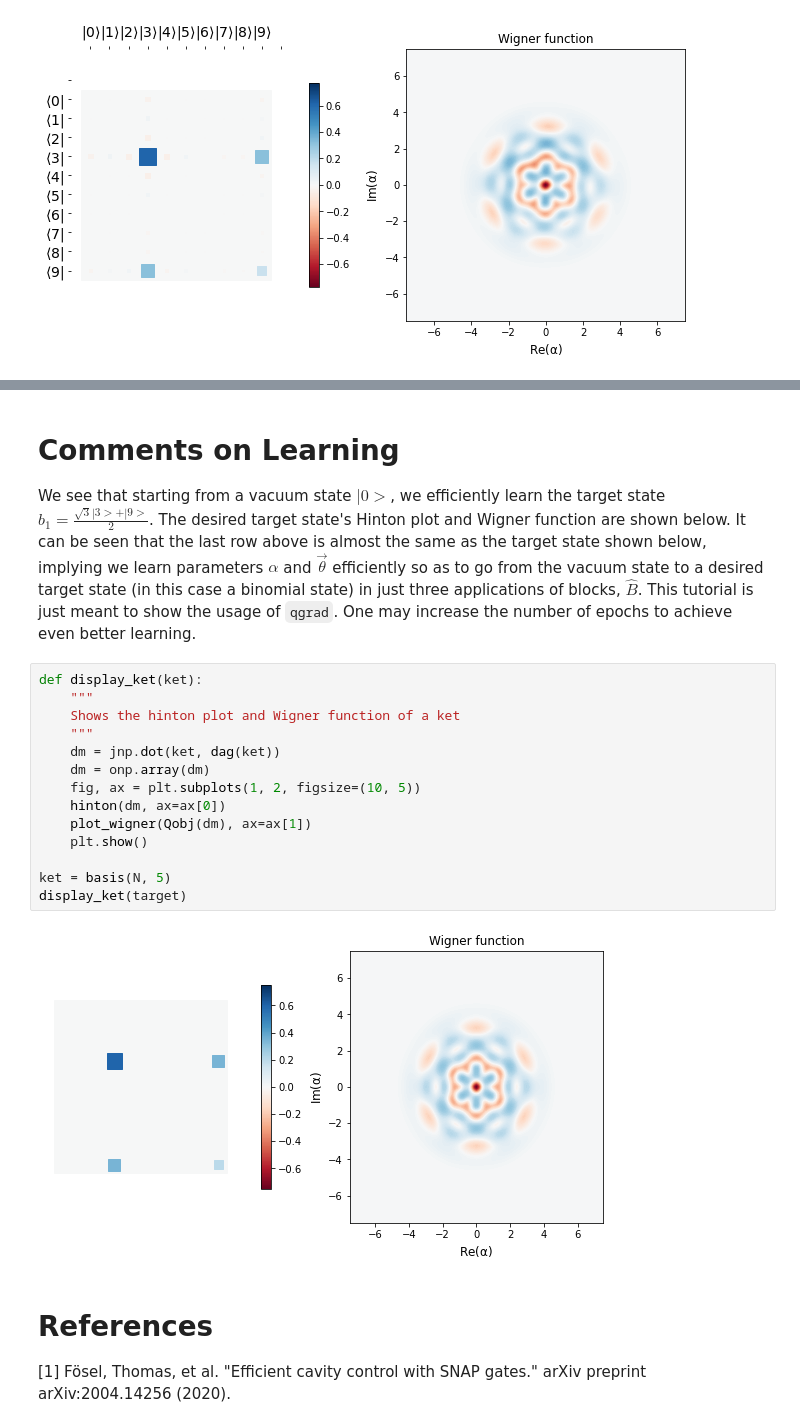
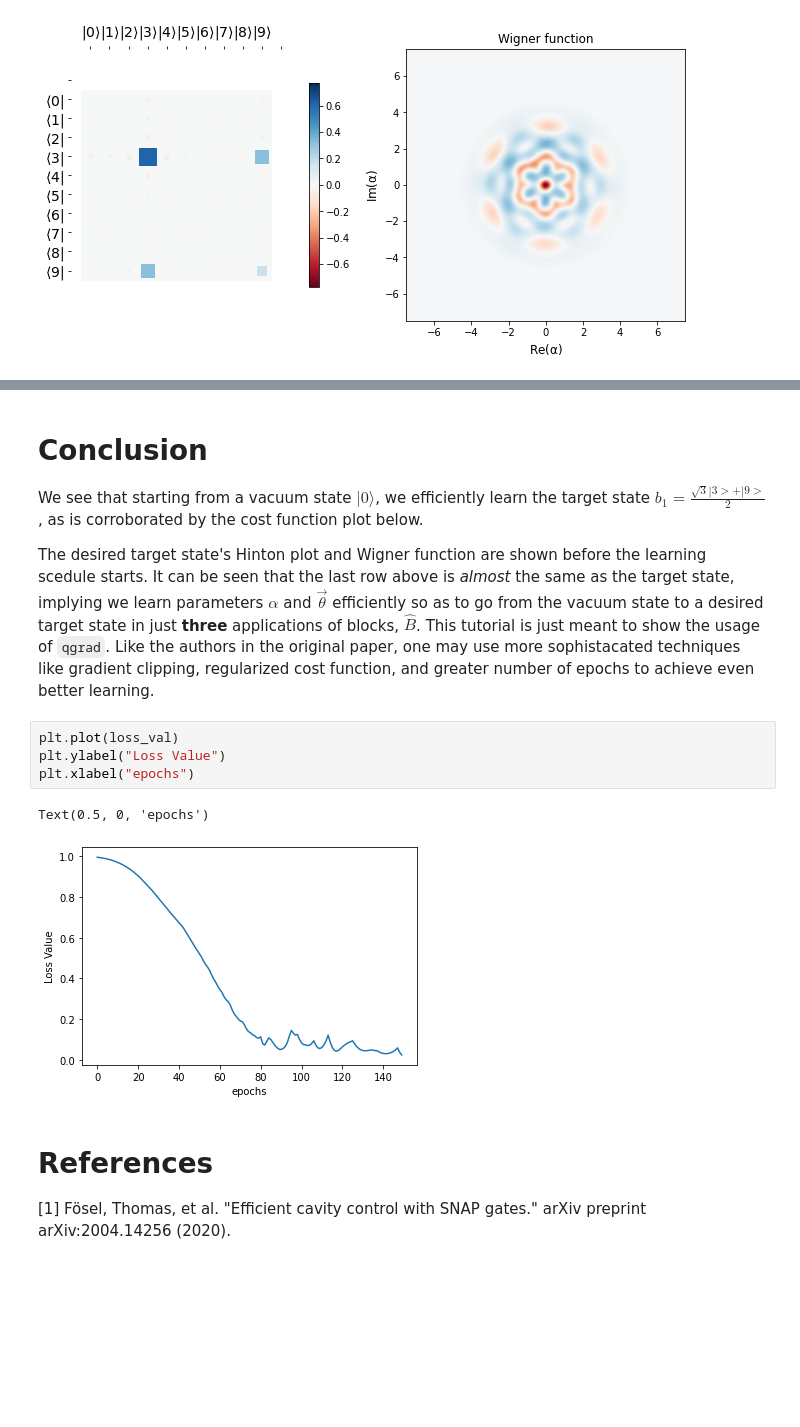
Before and after one commit to qgrad/qgrad, a Jupyter notebook: examples/Efficient Cavity Control with SNAP Gates.ipynb, the cells around one changed output, grey strips where cells are left out. Drawn from its saved outputs; the diff is of its cells as text; blank space fills up the shorter version.

Commit message:
loss plot added

```diff
--- a/examples/Efficient Cavity Control with SNAP Gates.ipynb
+++ b/examples/Efficient Cavity Control with SNAP Gates.ipynb
@@ -330,23 +302,29 @@ NameError: name 'params_hist' is not defined
 # %% [markdown]
-# Comments on Learning
-We see that starting from a vacuum state $|0>$, we efficiently learn the target state
-$b_{1} = \frac{\sqrt3 |3> + |9>}{2}$. The desired target state's Hinton plot and Wigner function are shown below. It can be seen that the last row above is almost the same as the target state shown below, implying we learn parameters $\alpha$ and $\vec \theta$ efficiently so as to go from the vacuum state to a desired target state (in this case a binomial state) in just three applications of blocks, $\hat B$. This tutorial is just meant to show the usage of `qgrad`. One may increase the number of epochs to achieve even better learning.
+# Conclusion
+
+We see that starting from a vacuum state $|0 \rangle$,
+we efficiently learn the target state
+$b_{1} = \frac{\sqrt 3 |3> + |9>}{2}$, as is corroborated
+by the cost function plot below.
+
+The desired target state's Hinton plot and Wigner function
+are shown before the learning scedule starts. It can be
+seen that the last row above is _almost_ the same as the
+target state, implying we learn parameters $\alpha$ and
+$\vec \theta$ efficiently so as to go from the vacuum
+state to a desired target state in just **three** applications
+of blocks, $\hat B$. This tutorial is just meant to show the
+usage of `qgrad`. Like the authors in the original paper, one
+may use more sophistacated techniques like gradient clipping,
+regularized cost function, and greater number of epochs to
+achieve even better learning.
-# %%
-def display_ket(ket):
-    """
-    Shows the hinton plot and Wigner function of a ket
-    """
-    dm = jnp.dot(ket, dag(ket))
-    dm = onp.array(dm)
-    fig, ax = plt.subplots(1, 2, figsize=(10, 5))
-    hinton(dm, ax=ax[0])
-    plot_wigner(Qobj(dm), ax=ax[1])
-    plt.show()
-
-ket = basis(N, 5)
-display_ket(target)
-# %% [output]
-[figure, removed]
+# %%
+plt.plot(loss_val)
+plt.ylabel("Loss Value")
+plt.xlabel("epochs")
+# %% [output]
+Text(0.5, 0, 'epochs')
+[figure, added]
 # %% [markdown]
 # References
 [1] Fösel, Thomas, et al. "Efficient cavity control with SNAP gates." arXiv preprint arXiv:2004.14256 (2020).
```
Also changed, not shown: parts of 1 cell of this notebook.
